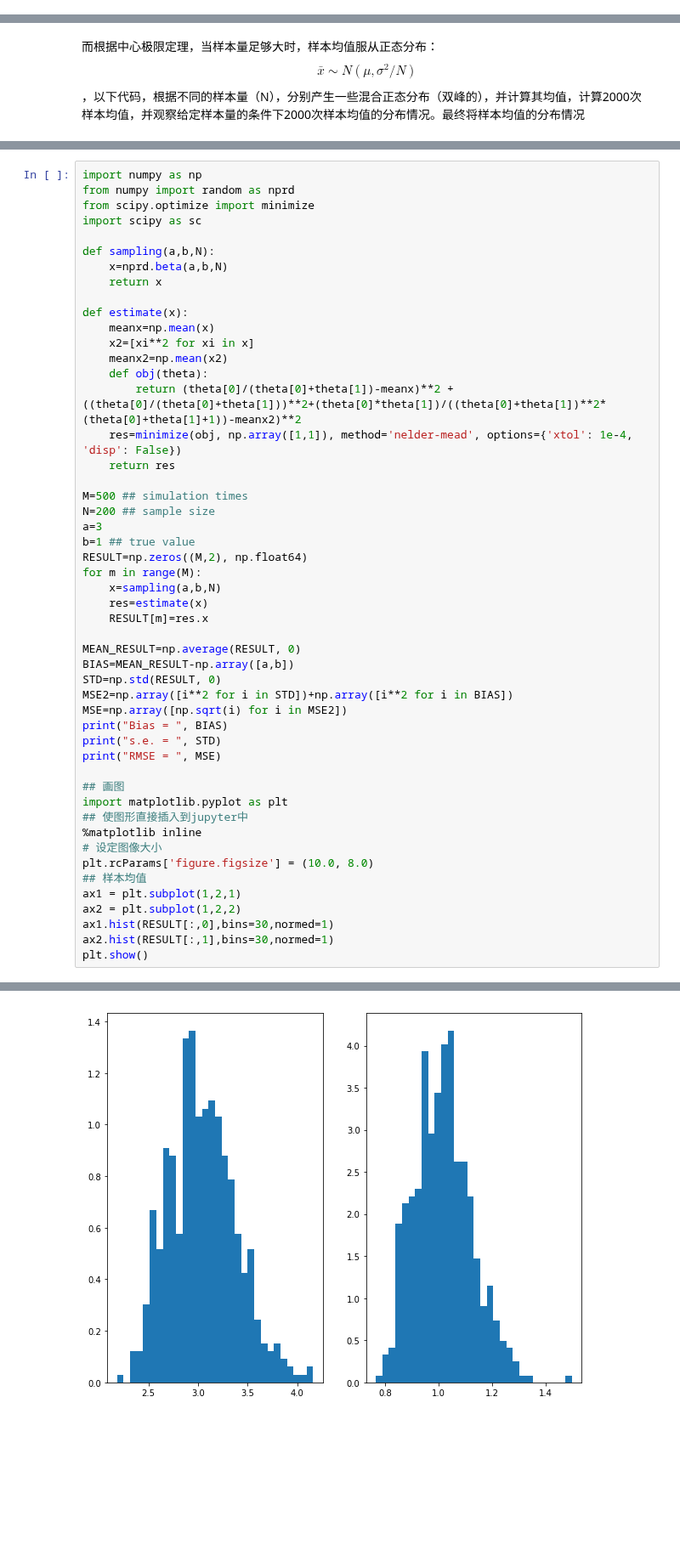
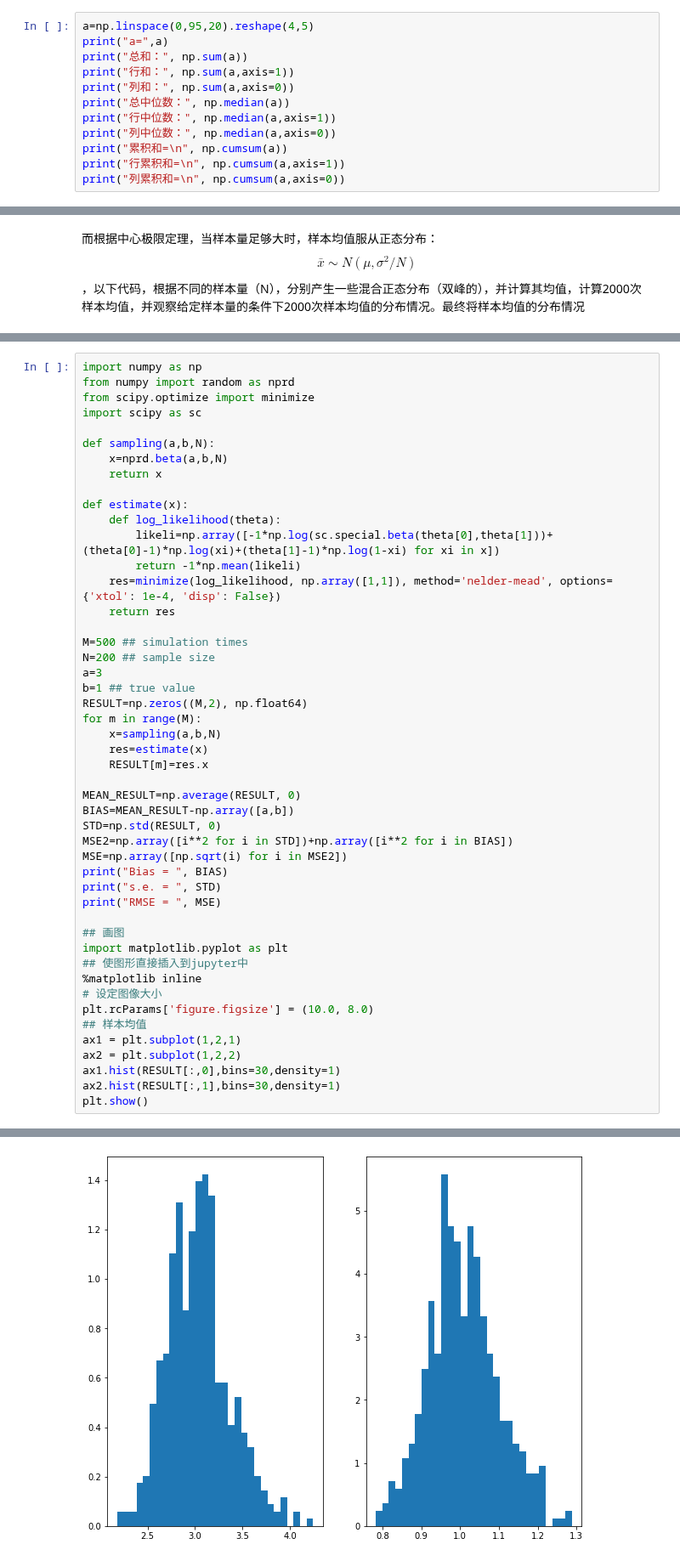
Before and after one commit to sijichun/PythonTutor, a Jupyter notebook: T7_numpy_scipy_matplotlib.ipynb, the cells around one changed output, grey strips where cells are left out. Shown at 85% size. Drawn from its saved outputs; the diff is of its cells as text; blank space fills up the shorter version.

```diff
--- a/T7_numpy_scipy_matplotlib.ipynb
+++ b/T7_numpy_scipy_matplotlib.ipynb
@@ -492,0 +781,12 @@ False
+# %%
+a=np.linspace(0,95,20).reshape(4,5)
+print("a=",a)
+print("总和：", np.sum(a))
+print("行和：", np.sum(a,axis=1))
+print("列和：", np.sum(a,axis=0))
+print("总中位数：", np.median(a))
+print("行中位数：", np.median(a,axis=1))
+print("列中位数：", np.median(a,axis=0))
+print("累积和=\n", np.cumsum(a))
+print("行累积和=\n", np.cumsum(a,axis=1))
+print("列累积和=\n", np.cumsum(a,axis=0))
@@ -780,12 +1103,10 @@ def sampling(a,b,N):
     return x
 
 def estimate(x):
-    meanx=np.mean(x)
-    x2=[xi**2 for xi in x]
-    meanx2=np.mean(x2)
-    def obj(theta):
-        return (theta[0]/(theta[0]+theta[1])-meanx)**2 + ((theta[0]/(theta[0]+theta[1]))**2+(theta[0]*theta[1])/((theta[0]+theta[1])**2*(theta[0]+theta[1]+1))-meanx2)**2
-    res=minimize(obj, np.array([1,1]), method='nelder-mead', options={'xtol': 1e-4, 'disp': False})
+    def log_likelihood(theta):
+        likeli=np.array([-1*np.log(sc.special.beta(theta[0],theta[1]))+(theta[0]-1)*np.log(xi)+(theta[1]-1)*np.log(1-xi) for xi in x])
+        return -1*np.mean(likeli)
+    res=minimize(log_likelihood, np.array([1,1]), method='nelder-mead', options={'xtol': 1e-4, 'disp': False})
     return res
 
 M=500 ## simulation times
@@ -816,7 +1137,7 @@ plt.rcParams['figure.figsize'] = (10.0, 8.0)
 ## 样本均值
 ax1 = plt.subplot(1,2,1)
 ax2 = plt.subplot(1,2,2)
-ax1.hist(RESULT[:,0],bins=30,normed=1)
-ax2.hist(RESULT[:,1],bins=30,normed=1)
+ax1.hist(RESULT[:,0],bins=30,density=1)
+ax2.hist(RESULT[:,1],bins=30,density=1)
 plt.show()
 # %% [output]
@@ -828 +1147 @@ The 'normed' kwarg was deprecated in Matplotlib 2.1 and will be removed in 3.1.
-[figure, old version]
+[figure, new version]
```
Also changed, not shown: parts of 93 cells of this notebook, 3 other files.
